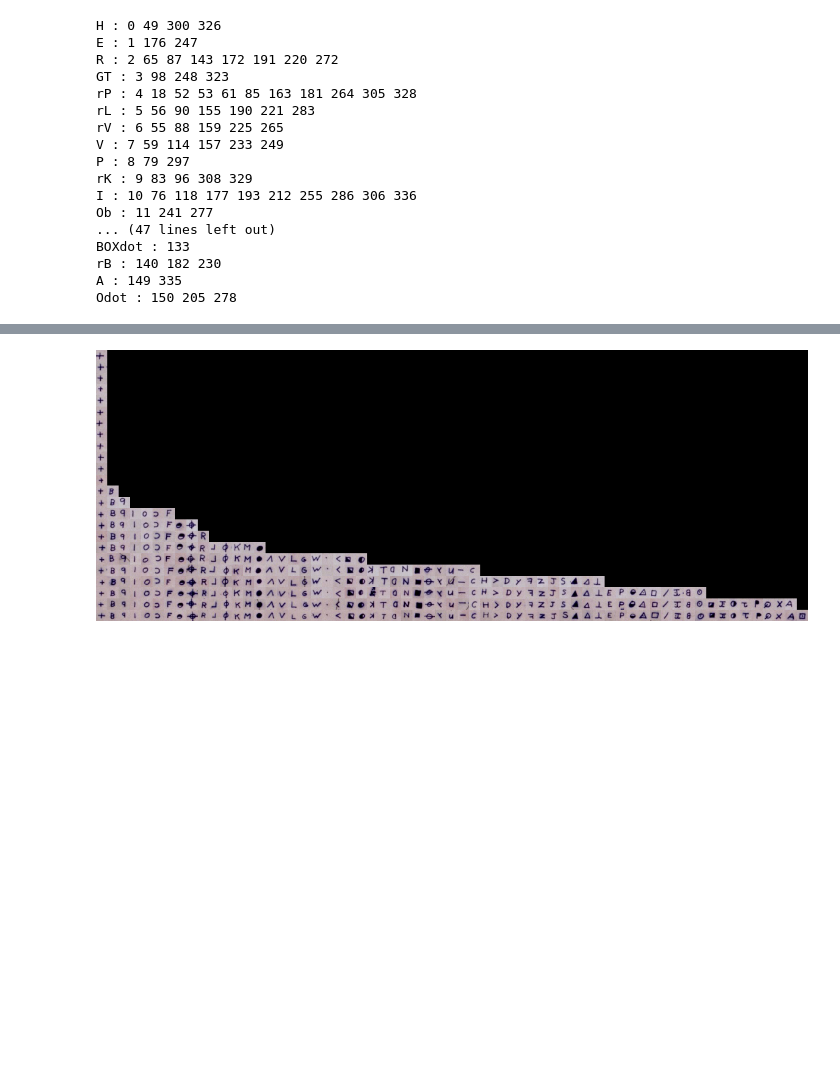
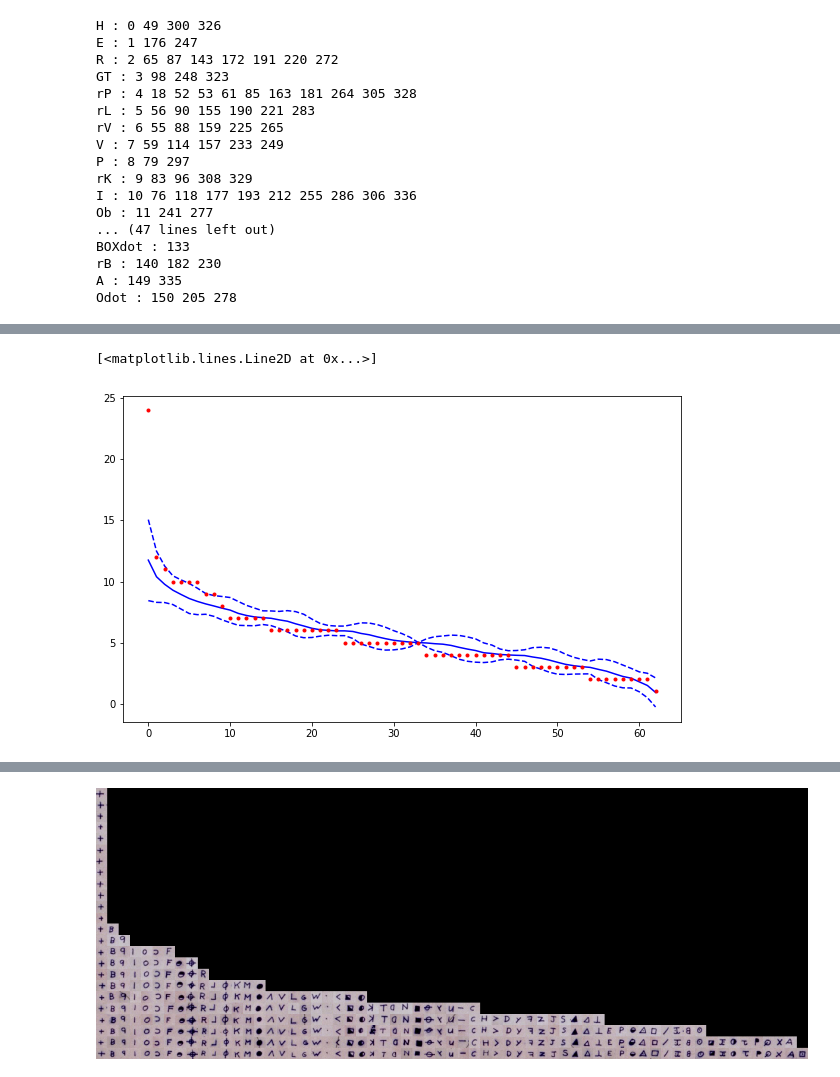
Before and after one commit to Sasja/z340, a Jupyter notebook: z340.ipynb, the cells around one changed output, grey strips where cells are left out. Saved outputs shown, nothing was run; the diff lists cells and outputs as text; code cells hidden in the pictures; blank space fills up the shorter version.

```diff
--- a/z340.ipynb
+++ b/z340.ipynb
@@ -81,0 +90,23 @@ Populating the interactive namespace from numpy and matplotlib
+# %%
+import random
+
+def meanStdFreqDist(nSymbols, textLength,  nGenerated = 100):
+    noiseCodes = [[random.randint(0,nSymbols - 1) for i in range(textLength)] for n in range(nGenerated)]
+    freqs = list(map(getFreqDist,noiseCodes))
+    for f in freqs:
+        f.extend([0] * (nSymbols - len(f)))
+    meanFreq = array(freqs, dtype = float).mean(axis=0)
+    stdFreq = array(freqs, dtype = float).std(axis=0)
+    return meanFreq, stdFreq
+
+meanF, stdF = meanStdFreqDist(len(z340_dict.keys()), 340)
+
+plt.figure(figsize=(10,6))
+plot(meanF, 'b-')
+plot(meanF + 2 * stdF, 'b--')
+plot(meanF - 2 * stdF, 'b--')
+
+plot(getFreqDist(z340_code),'r.')
+# %% [output]
+[<matplotlib.lines.Line2D at 0x...>]
+[figure, added]
```
Also changed, not shown: parts of 4 cells of this notebook.
